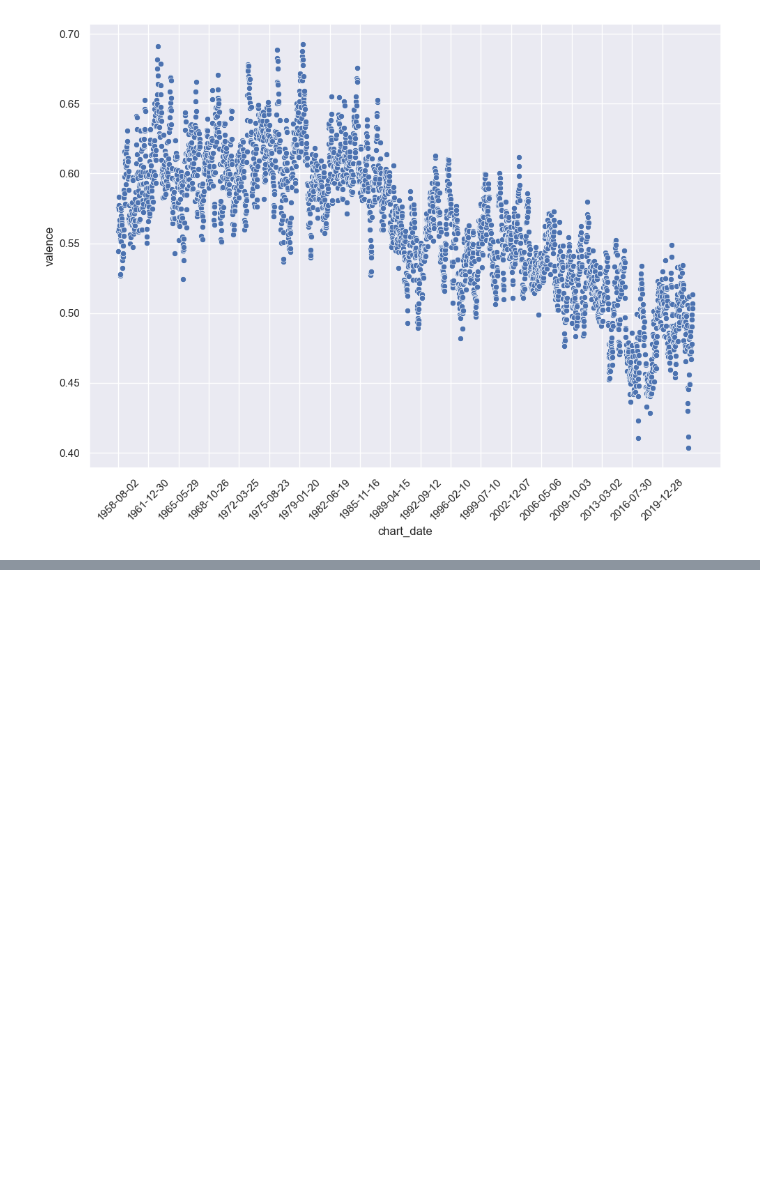
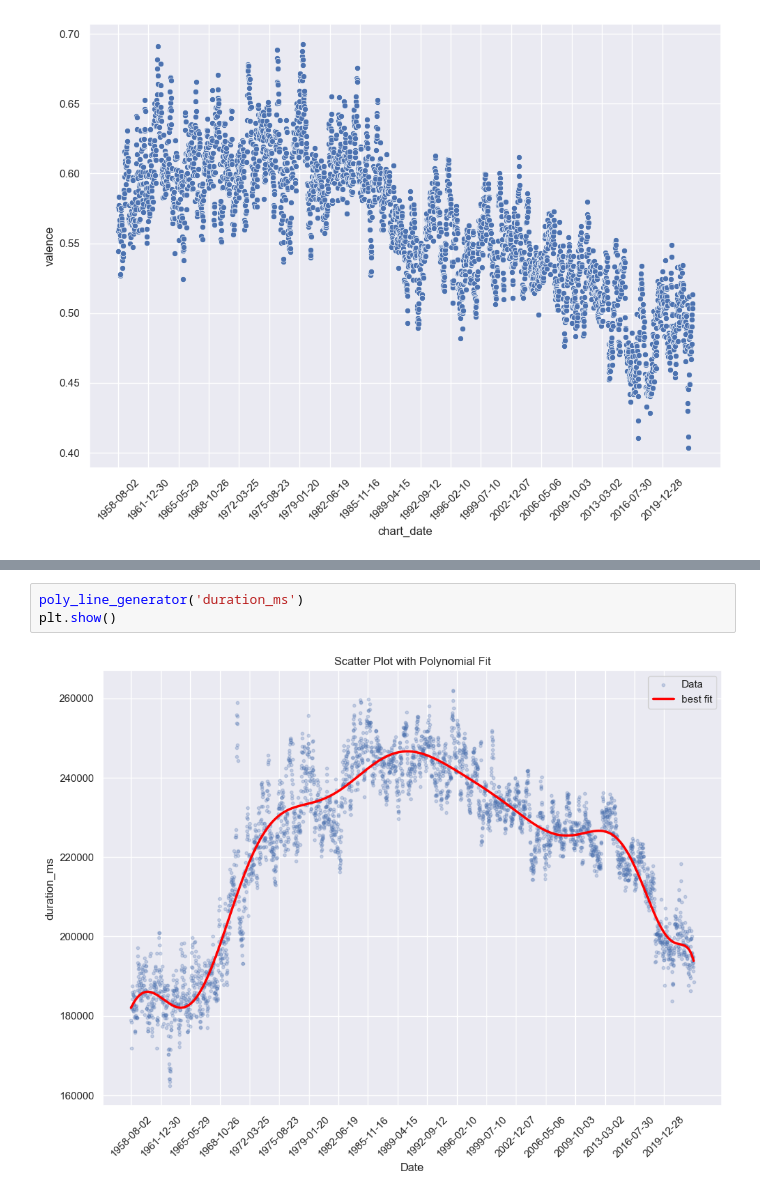
Before and after one commit to ronanhansel/billboard-music-trend, a Jupyter notebook: main.ipynb, the cells around one changed output, grey strips where cells are left out. Drawn from its saved outputs; the diff is of its cells as text; blank space fills up the shorter version.

```diff
--- a/main.ipynb
+++ b/main.ipynb
@@ -903,0 +959,5 @@ plt.show()
+# %%
+poly_line_generator('duration_ms')
+plt.show()
+# %% [output]
+[figure, added]
```
Also changed, not shown: parts of 10 cells of this notebook.
